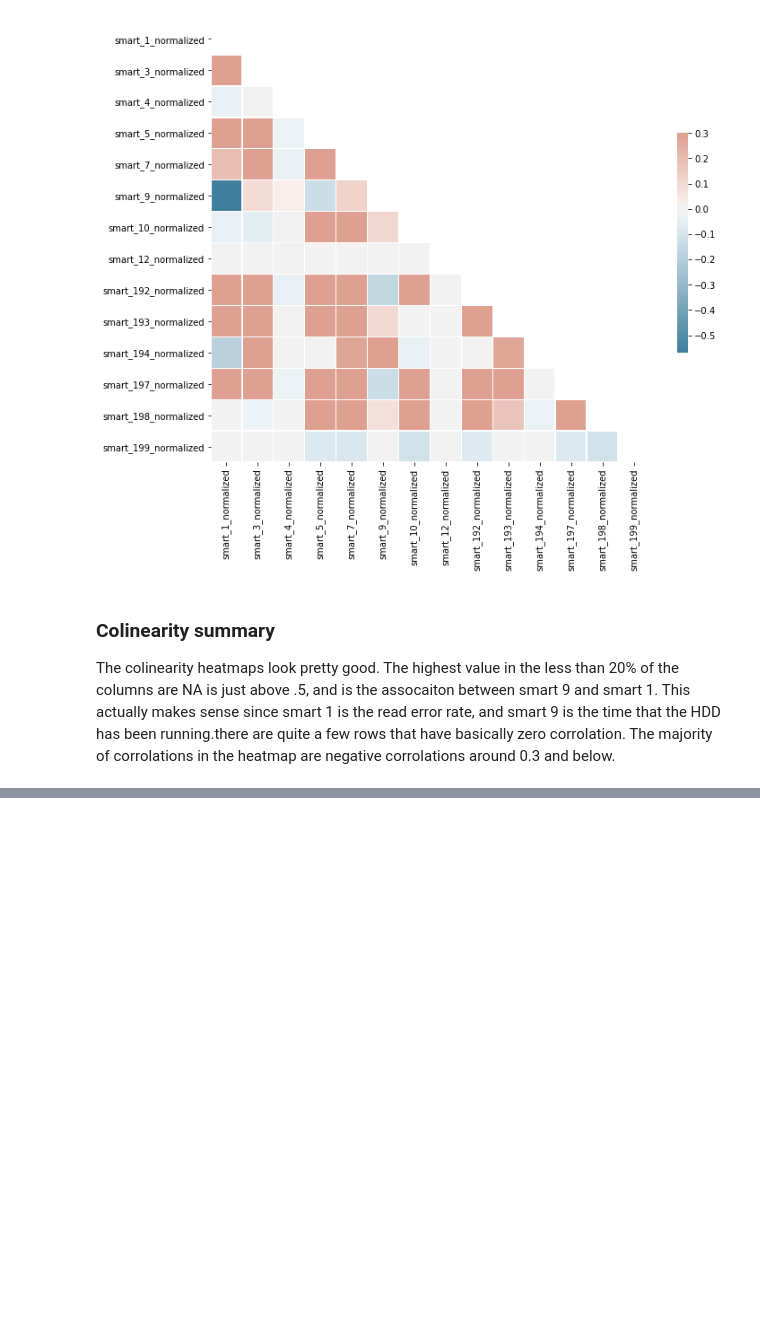
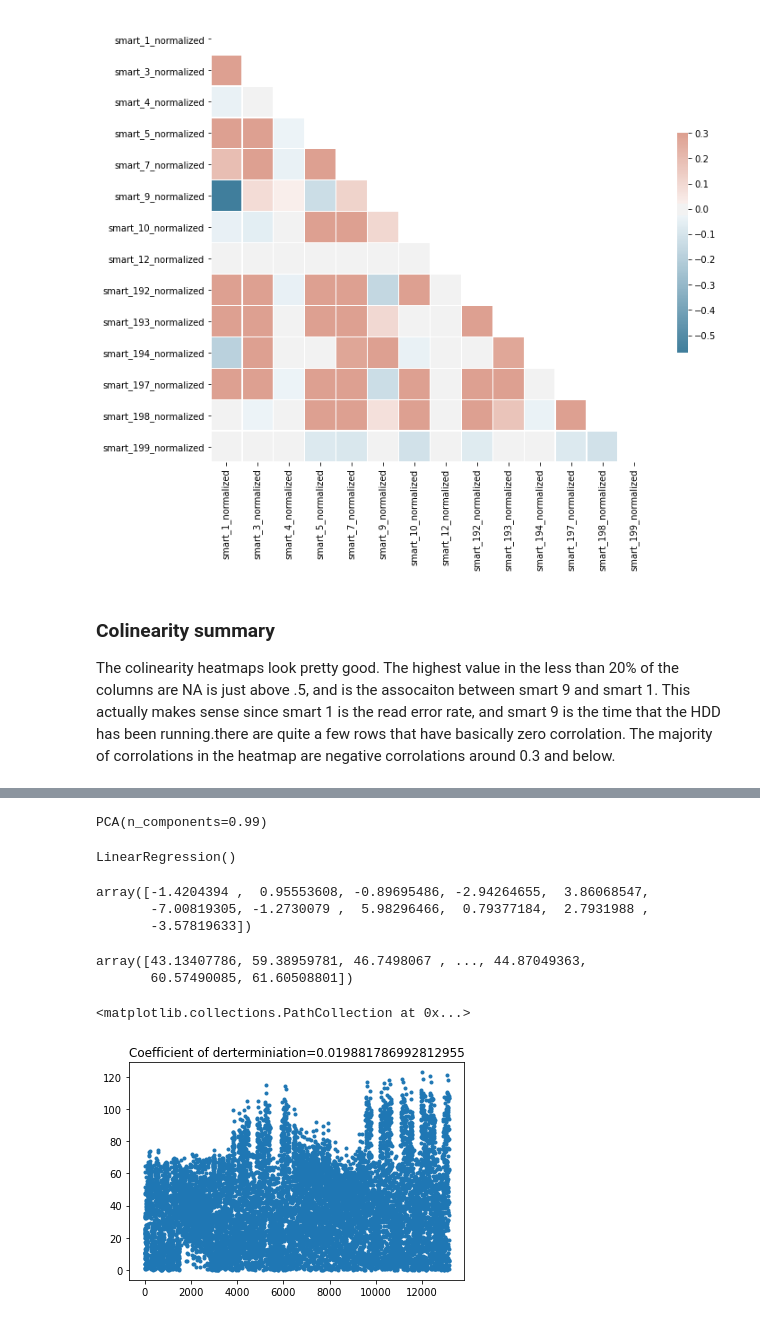
Before and after one commit to acottman1/HDD-Failure, a Jupyter notebook: backBlaze_EDA.ipynb, the cells around one changed output, grey strips where cells are left out. Drawn from its saved outputs; the diff is of its cells as text; code cells hidden in the pictures; blank space fills up the shorter version.

Commit message:
Added linear regression model for predicting days until failure

```diff
--- a/backBlaze_EDA.ipynb
+++ b/backBlaze_EDA.ipynb
@@ -249,0 +283,45 @@ principalDf = pd.DataFrame(data = principalComponents
+# %%
+from sklearn.preprocessing import StandardScaler
+scaler = StandardScaler()
+# Fit on training set only.
+scaler.fit(train_data)
+# Apply transform to both the training set and the test set.
+train_data = scaler.transform(train_data)
+test_data = scaler.transform(test_data)
+# %%
+pca = PCA(.99)
+pca.fit(train_data)
+# %% [output]
+PCA(n_components=0.99)
+# %%
+train_data = pca.transform(train_data)
+test_data = pca.transform(test_data)
+# %%
+#import the model
+from sklearn.linear_model import LinearRegression
+model = LinearRegression()
+model.fit(train_data, train_lbl)
+# %% [output]
+LinearRegression()
+# %%
+model.coef_
+# %% [output]
+array([-1.4204394 ,  0.95553608, -0.89695486, -2.94264655,  3.86068547,
+       -7.00819305, -1.2730079 ,  5.98296466,  0.79377184,  2.7931988 ,
+       -3.57819633])
+# %%
+model.predict(test_data)
+# %% [output]
+array([43.13407786, 59.38959781, 46.7498067 , ..., 44.87049363,
+       60.57490085, 61.60508801])
+# %%
+x = test_lbl
+y = model.predict(test_data)
+diff = abs(x-y)
+x1 = range(len(x))
+R2 = model.score(test_data,test_lbl)
+plt.title('Coefficient of derterminiation='+str(R2))
+plt.scatter(x1,diff, marker = ".")
+# %% [output]
+<matplotlib.collections.PathCollection at 0x...>
+[figure, added]
```
Also changed, not shown: parts of 46 cells of this notebook.
